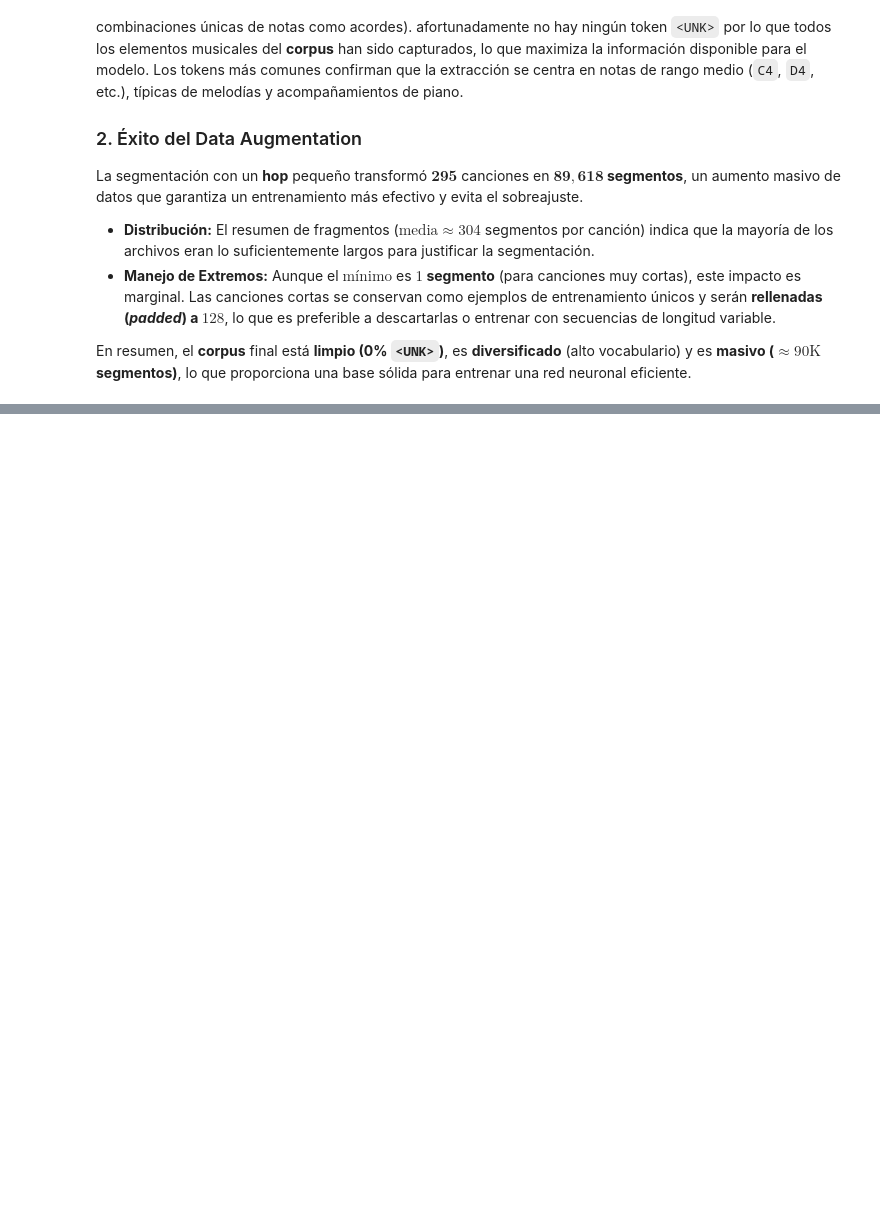
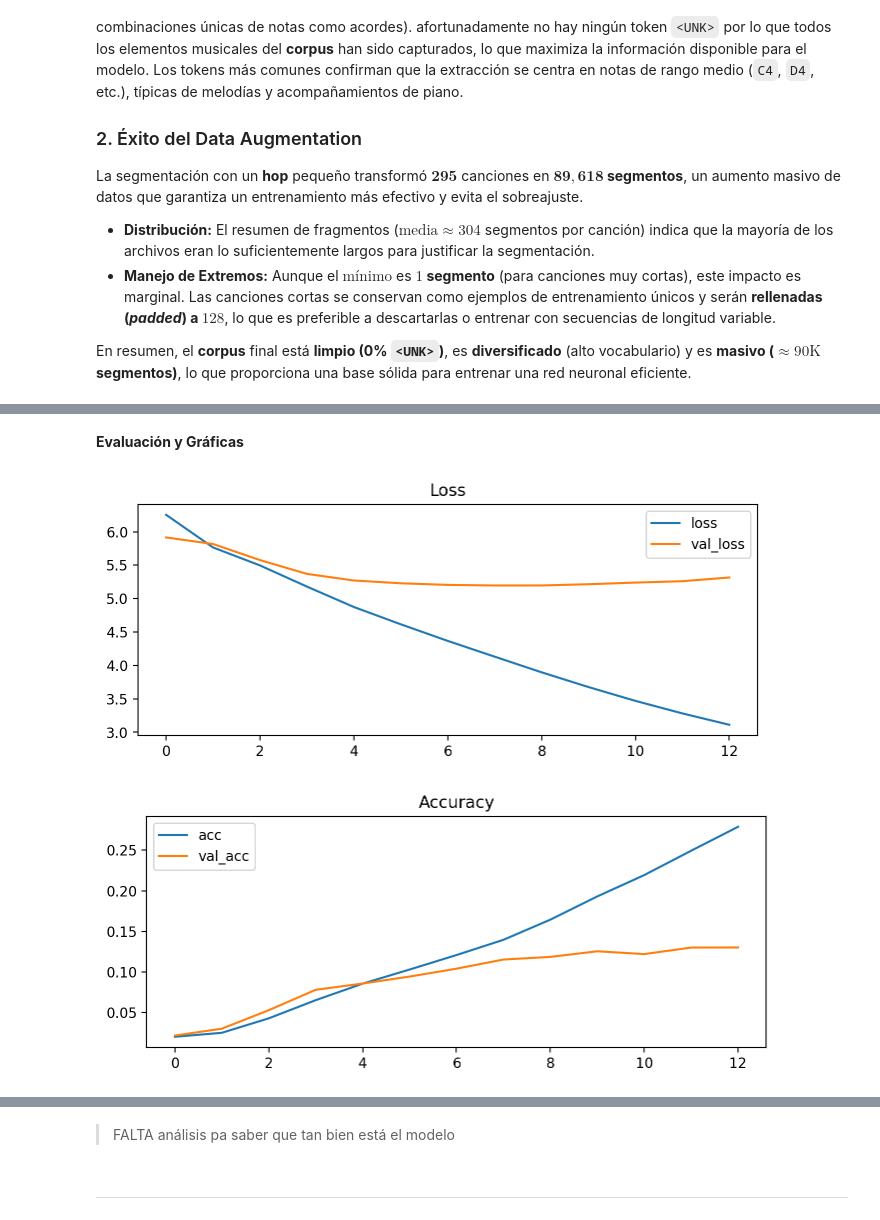
Before and after one commit to FabianKel/Music-Generator, a Jupyter notebook: main.ipynb, the cells around one changed output, grey strips where cells are left out. Saved outputs shown, nothing was run; the diff lists cells and outputs as text; code cells hidden in the pictures; blank space fills up the shorter version.

Commit message:
feat: First Model Version + Informative Notebooks

```diff
--- a/main.ipynb
+++ b/main.ipynb
@@ -390,0 +491,8 @@ En resumen, el **corpus** final está **limpio (0% `<UNK>`)**, es **diversificad
+# %%
+from tensorflow.keras.callbacks import ModelCheckpoint, EarlyStopping
+
+ckpt = ModelCheckpoint("best_model.h5", save_best_only=True, monitor='val_loss')
+es = EarlyStopping(patience=5, restore_best_weights=True, monitor='val_loss')
+
+history = model.fit(X_train, y_train, validation_data=(X_val, y_val),
+                    epochs=50, batch_size=128, callbacks=[ckpt, es])
@@ -390,0 +524,23 @@ En resumen, el **corpus** final está **limpio (0% `<UNK>`)**, es **diversificad
+# %% [markdown]
+**Evaluación y Gráficas**
+# %%
+plt.figure(figsize=(8,3))
+plt.plot(history.history['loss'], label='loss')
+plt.plot(history.history['val_loss'], label='val_loss')
+plt.legend()
+plt.title("Loss")
+plt.show()
+
+plt.figure(figsize=(8,3))
+plt.plot(history.history.get('accuracy', []), label='acc')
+plt.plot(history.history.get('val_accuracy', []), label='val_acc')
+plt.legend()
+plt.title("Accuracy")
+plt.show()
+
+# Aquí se usa el conjunto de validación
+eval_res = model.evaluate(X_val, y_val, verbose=1)
+print("Eval (loss, acc):", eval_res)
+# %% [output]
+[figure, added]
+[figure, added]
@@ -390,0 +549,4 @@ En resumen, el **corpus** final está **limpio (0% `<UNK>`)**, es **diversificad
+# %% [markdown]
+> FALTA análisis pa saber que tan bien está el modelo
+# %% [markdown]
+---
```
Also changed, not shown: parts of 13 cells of this notebook, 17 other files.
